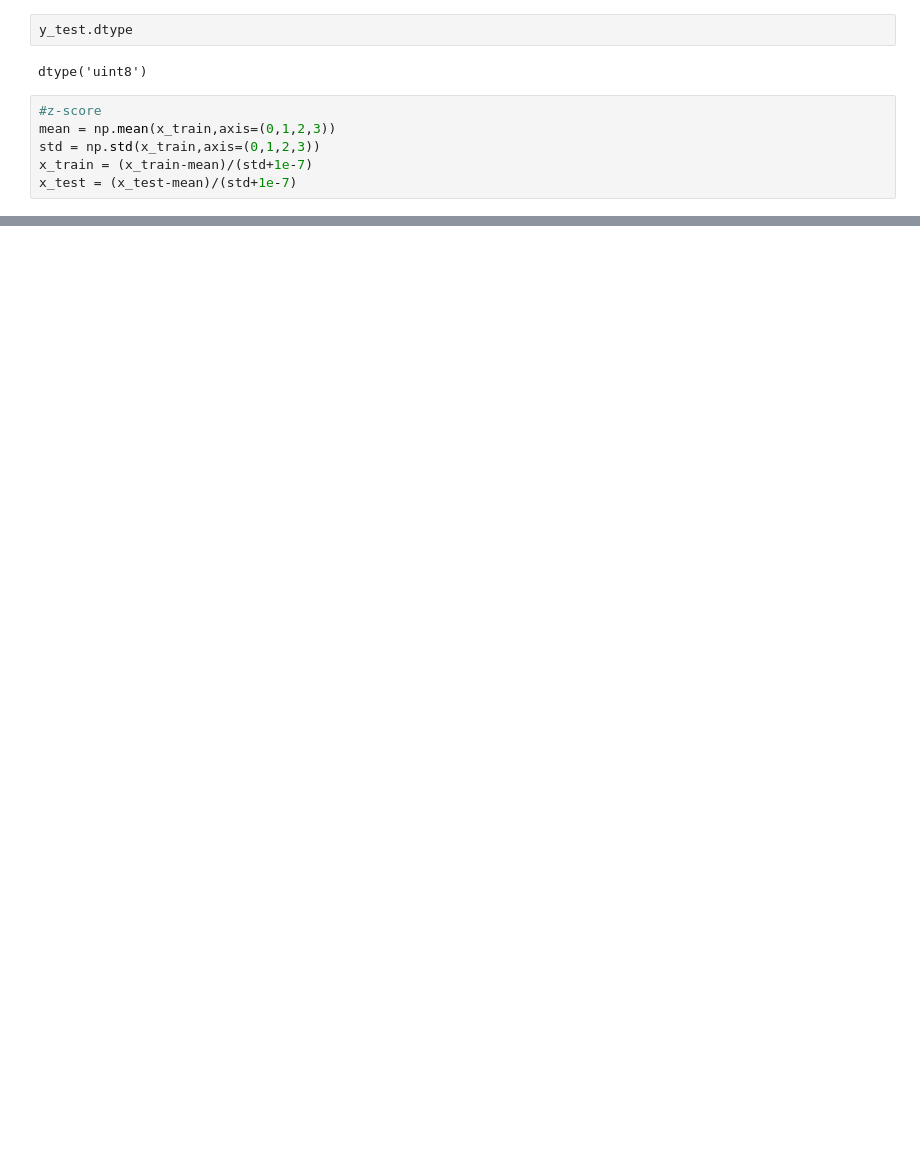
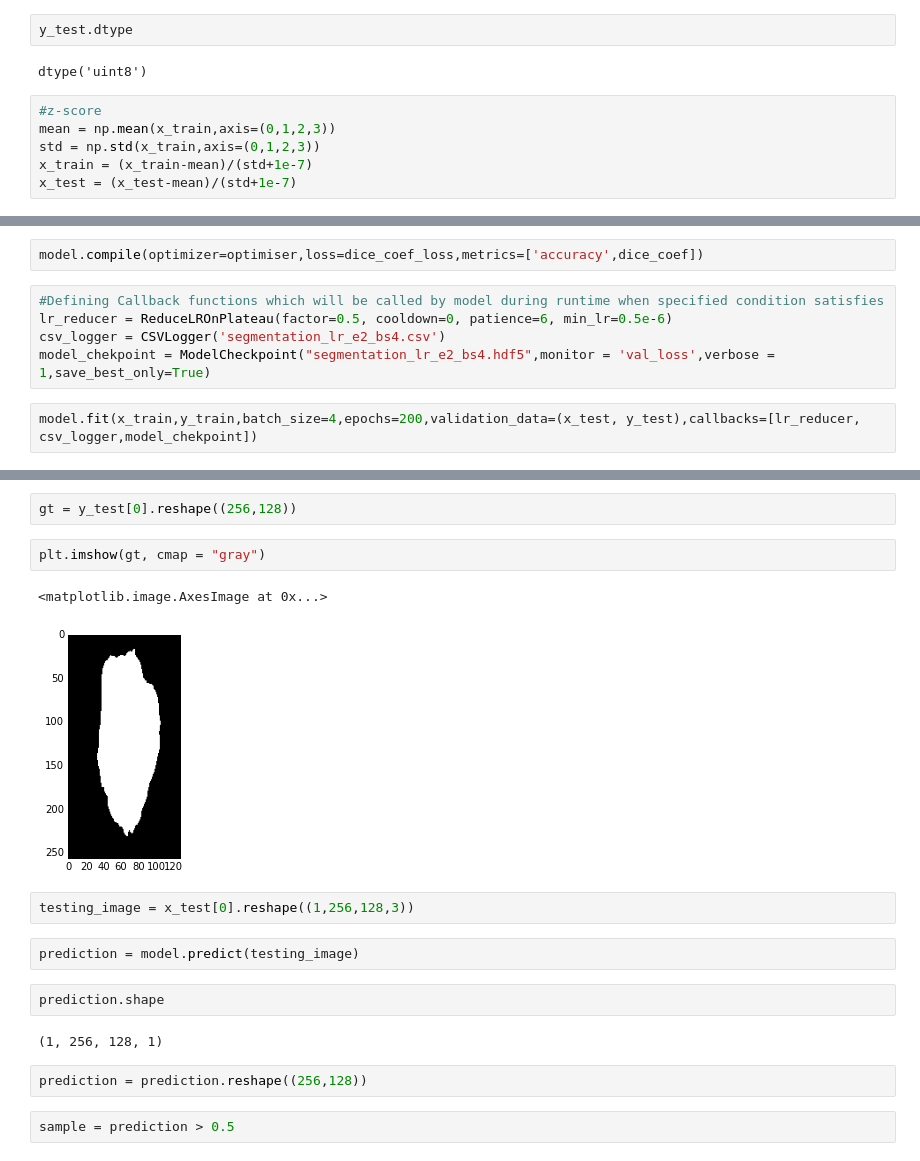
Before and after one commit to Gurupradeep/Cancer-Detection-and-Segmentation, a Jupyter notebook: Segmentation/Simple_segmentation_network.ipynb, the cells around one changed output, grey strips where cells are left out. Drawn from its saved outputs; the diff is of its cells as text; blank space fills up the shorter version.

```diff
--- a/Segmentation/Simple_segmentation_network.ipynb
+++ b/Segmentation/Simple_segmentation_network.ipynb
@@ -94,0 +217,9 @@ np.save("y_test,npy", y_test)
+# %%
+model.compile(optimizer=optimiser,loss=dice_coef_loss,metrics=['accuracy',dice_coef])
+# %%
+#Defining Callback functions which will be called by model during runtime when specified condition satisfies
+lr_reducer = ReduceLROnPlateau(factor=0.5, cooldown=0, patience=6, min_lr=0.5e-6)
+csv_logger = CSVLogger('segmentation_lr_e2_bs4.csv')
+model_chekpoint = ModelCheckpoint("segmentation_lr_e2_bs4.hdf5",monitor = 'val_loss',verbose = 1,save_best_only=True)
+# %%
+model.fit(x_train,y_train,batch_size=4,epochs=200,validation_data=(x_test, y_test),callbacks=[lr_reducer, csv_logger,model_chekpoint])
@@ -94,0 +265,19 @@ np.save("y_test,npy", y_test)
+# %%
+gt = y_test[0].reshape((256,128))
+# %%
+plt.imshow(gt, cmap = "gray")
+# %% [output]
+<matplotlib.image.AxesImage at 0x...>
+[figure, added]
+# %%
+testing_image = x_test[0].reshape((1,256,128,3))
+# %%
+prediction = model.predict(testing_image)
+# %%
+prediction.shape
+# %% [output]
+(1, 256, 128, 1)
+# %%
+prediction = prediction.reshape((256,128))
+# %%
+sample = prediction > 0.5
```
Also changed, not shown: parts of 33 cells of this notebook.
